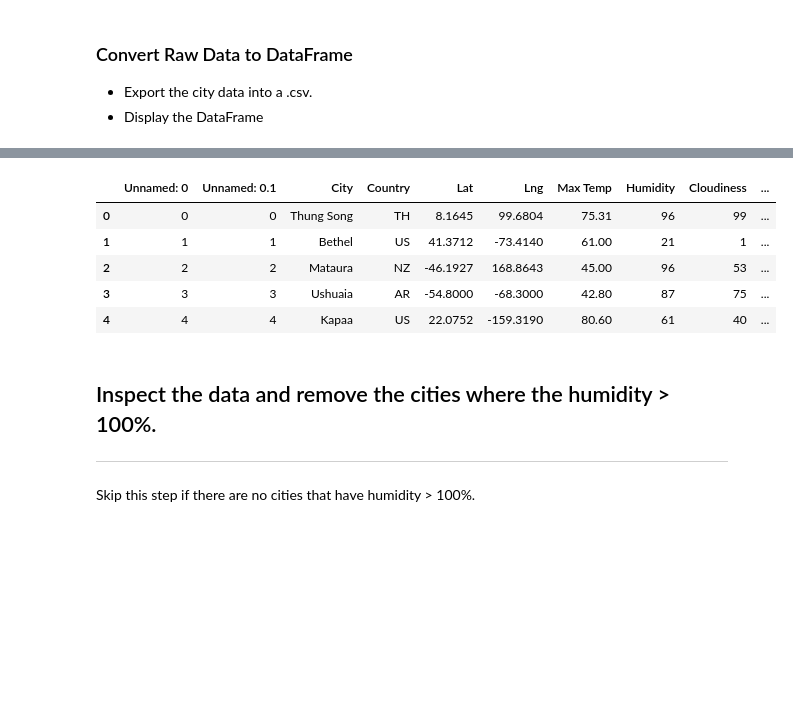
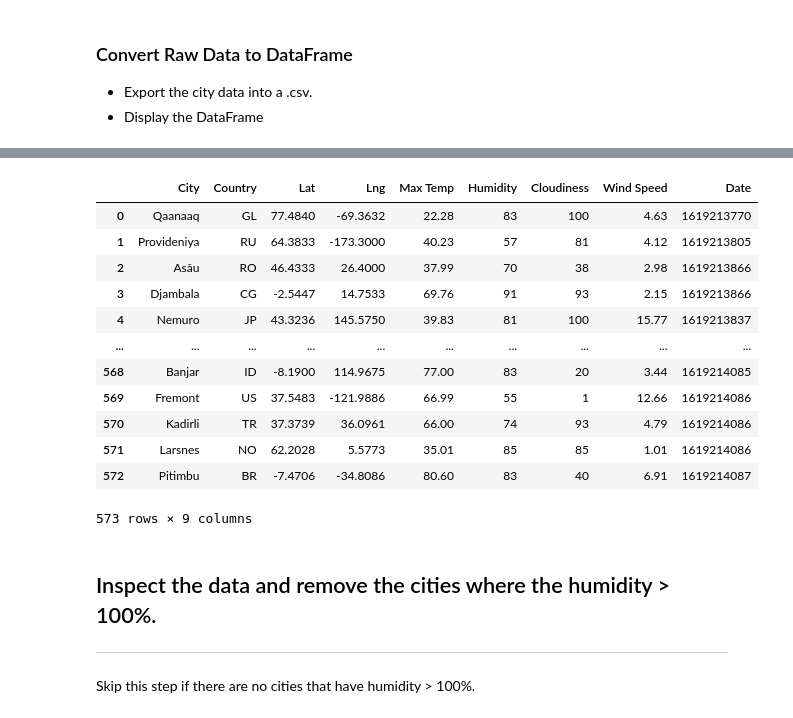
Before and after one commit to sustainedtang/python-api-challenge, a Jupyter notebook: WeatherPy/WeatherPy.ipynb, the cells around one changed output, grey strips where cells are left out. Saved outputs shown, nothing was run; the diff lists cells and outputs as text; code cells hidden in the pictures; blank space fills up the shorter version.

```diff
--- a/WeatherPy/WeatherPy.ipynb
+++ b/WeatherPy/WeatherPy.ipynb
@@ -28,6 +28,17 @@ output_data_file = "output_data/cities.csv"
 # Range of latitudes and longitudes
 lat_range = (-90, 90)
 lng_range = (-180, 180)
+
+city_name = []
+lats1 = []
+lngs1 = []
+max_temp = []
+humidity = []
+cloudiness = []
+wind_speed = []
+country = []
+dates = []
+record = 1
 # %% [markdown]
 ## Generate Cities List
 # %%
@@ -83,16 +94,7 @@ Processing Record 26 of Set 1 | rikitea
 Processing Record 27 of Set 1 | ust-kamchatsk
 City not found. Skipping...
 # %%
-city_name = []
-lats = []
-lngs = []
-max_temp = []
-humidity = []
-cloudiness = []
-wind_speed = []
-country = []
-dates = []
-record = 1
+
 
 
 
@@ -101,8 +103,8 @@ for city in cities:
     try:
         response = requests.get(f'{query_url}&q={city}').json()
         city_name.append(response["name"])
-        lats.append(response["coord"]["lat"])
-        lngs.append(response["coord"]["lon"])
+        lats1.append(response["coord"]["lat"])
+        lngs1.append(response["coord"]["lon"])
         max_temp.append(response['main']['temp_max'])
         humidity.append(response['main']['humidity'])
         cloudiness.append(response['clouds']['all'])
@@ -142,8 +144,8 @@ Processing Record:568 : Micheweni
 weather_dict = {
     "City" : city_name,
     "Country" : country,
-    "Lat" : lats,
-    "Lng" : lngs,
+    "Lat" : lats1,
+    "Lng" : lngs1,
     "Max Temp" : max_temp,
     "Humidity" : humidity,
     "Cloudiness": cloudiness,
@@ -157,14 +171,22 @@ ValueError: arrays must all be same length
 # %%
 #Save Data to CSV
-weather_data.to_csv('../output_data/WeatherData.csv')
-weather_data = pd.read_csv('../output_data/WeatherData.csv')
+weather_data.to_csv('../output_data/WeatherData.csv', index=False)
+weather_data = pd.read_csv('../output_data/WeatherData.csv').dropna()
+weather_data.head(None)
 # %% [output]
-|  | Unnamed: 0 | Unnamed: 0.1 | City | Country | Lat | Lng | Max Temp | Humidity | Cloudiness | ... |
-| 0 | 0 | 0 | Thung Song | TH | 8.1645 | 99.6804 | 75.31 | 96 | 99 | ... |
-| 1 | 1 | 1 | Bethel | US | 41.3712 | -73.4140 | 61.00 | 21 | 1 | ... |
-| 2 | 2 | 2 | Mataura | NZ | -46.1927 | 168.8643 | 45.00 | 96 | 53 | ... |
-| 3 | 3 | 3 | Ushuaia | AR | -54.8000 | -68.3000 | 42.80 | 87 | 75 | ... |
-| 4 | 4 | 4 | Kapaa | US | 22.0752 | -159.3190 | 80.60 | 61 | 40 | ... |
+|  | City | Country | Lat | Lng | Max Temp | Humidity | Cloudiness | Wind Speed | Date |
+| 0 | Qaanaaq | GL | 77.4840 | -69.3632 | 22.28 | 83 | 100 | 4.63 | 1619213770 |
+| 1 | Provideniya | RU | 64.3833 | -173.3000 | 40.23 | 57 | 81 | 4.12 | 1619213805 |
+| 2 | Asău | RO | 46.4333 | 26.4000 | 37.99 | 70 | 38 | 2.98 | 1619213866 |
+| 3 | Djambala | CG | -2.5447 | 14.7533 | 69.76 | 91 | 93 | 2.15 | 1619213866 |
+| 4 | Nemuro | JP | 43.3236 | 145.5750 | 39.83 | 81 | 100 | 15.77 | 1619213837 |
+| ... | ... | ... | ... | ... | ... | ... | ... | ... | ... |
+| 568 | Banjar | ID | -8.1900 | 114.9675 | 77.00 | 83 | 20 | 3.44 | 1619214085 |
+| 569 | Fremont | US | 37.5483 | -121.9886 | 66.99 | 55 | 1 | 12.66 | 1619214086 |
+| 570 | Kadirli | TR | 37.3739 | 36.0961 | 66.00 | 74 | 93 | 4.79 | 1619214086 |
+| 571 | Larsnes | NO | 62.2028 | 5.5773 | 35.01 | 85 | 85 | 1.01 | 1619214086 |
+| 572 | Pitimbu | BR | -7.4706 | -34.8086 | 80.60 | 83 | 40 | 6.91 | 1619214087 |
+573 rows × 9 columns
 # %% [markdown]
 ## Inspect the data and remove the cities where the humidity > 100%.
 ----
```
Also changed, not shown: parts of 20 cells of this notebook, 5 other files.
